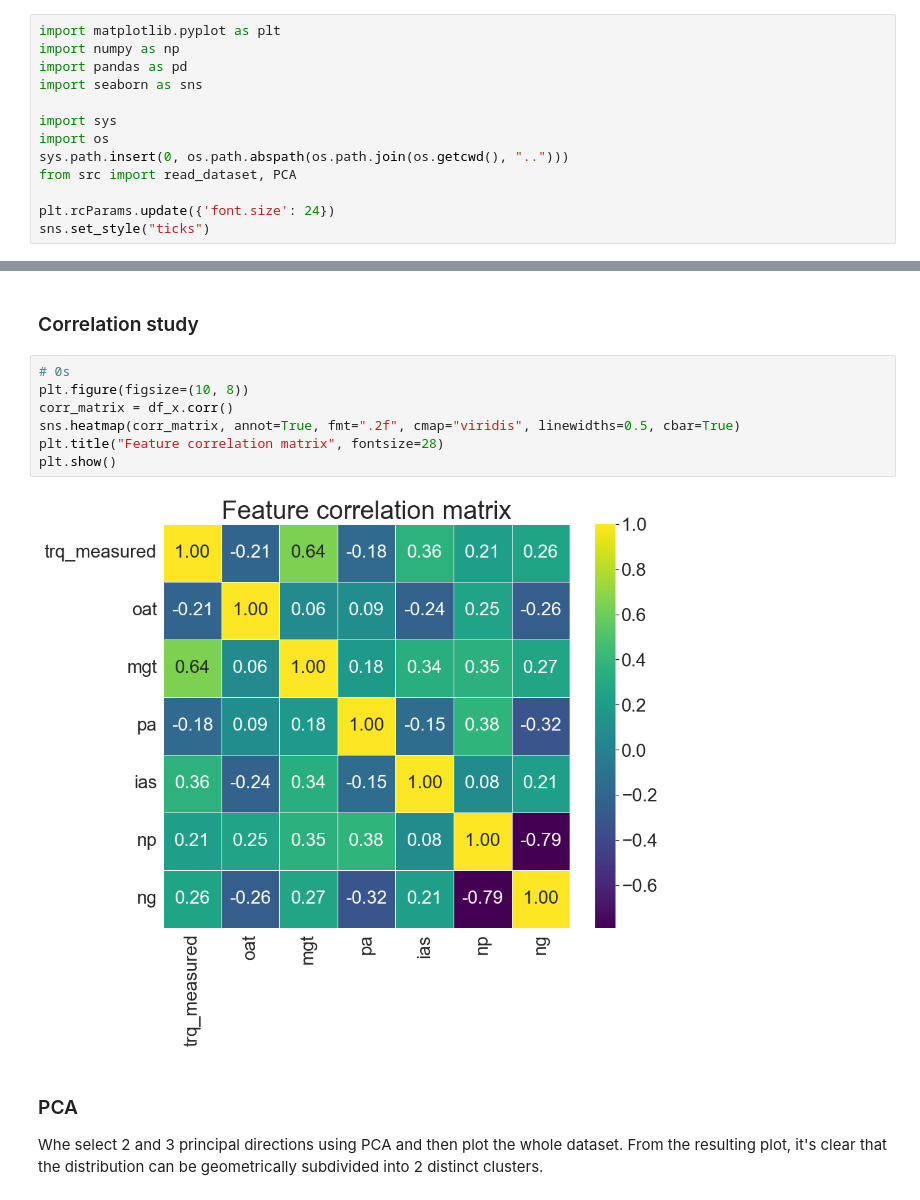
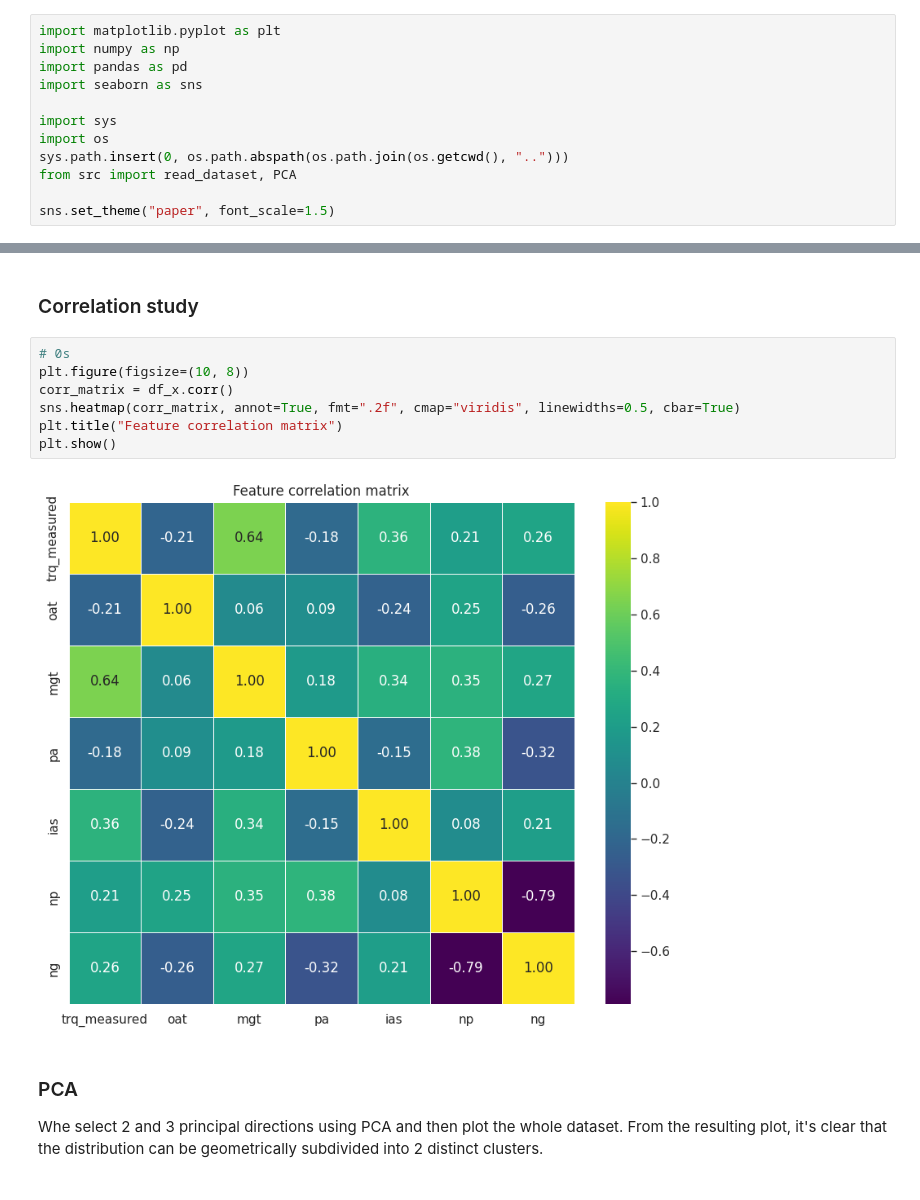
Before and after one commit to MrPio/PHM_North_America_2024_Challenge, a Jupyter notebook: 1-data_preprocessing/1.1-Exploratory_Data_Analysis.ipynb, the cells around one changed output, grey strips where cells are left out. Drawn from its saved outputs; the diff is of its cells as text.

```diff
--- a/1-data_preprocessing/1.1-Exploratory_Data_Analysis.ipynb
+++ b/1-data_preprocessing/1.1-Exploratory_Data_Analysis.ipynb
@@ -9,8 +9,7 @@ import os
 sys.path.insert(0, os.path.abspath(os.path.join(os.getcwd(), "..")))
 from src import read_dataset, PCA
 
-plt.rcParams.update({'font.size': 24})
-sns.set_style("ticks")
+sns.set_theme("paper", font_scale=1.5)
 # %% [markdown]
 # EDA & Data Preprocessing
 ##### ℹ️ This notebook doesn't output any file
@@ -84,12 +87,12 @@ plt.show()
 # %%
 # 0s
 plt.figure(figsize=(10, 8))
 corr_matrix = df_x.corr()
 sns.heatmap(corr_matrix, annot=True, fmt=".2f", cmap="viridis", linewidths=0.5, cbar=True)
-plt.title("Feature correlation matrix", fontsize=28)
+plt.title("Feature correlation matrix")
 plt.show()
 # %% [output]
-[figure, old version]
+[figure, new version]
 # %% [markdown]
 ### PCA
 Whe select 2 and 3 principal directions using PCA and then plot the whole dataset.
```
Also changed, not shown: parts of 7 cells of this notebook, 9 other files.
